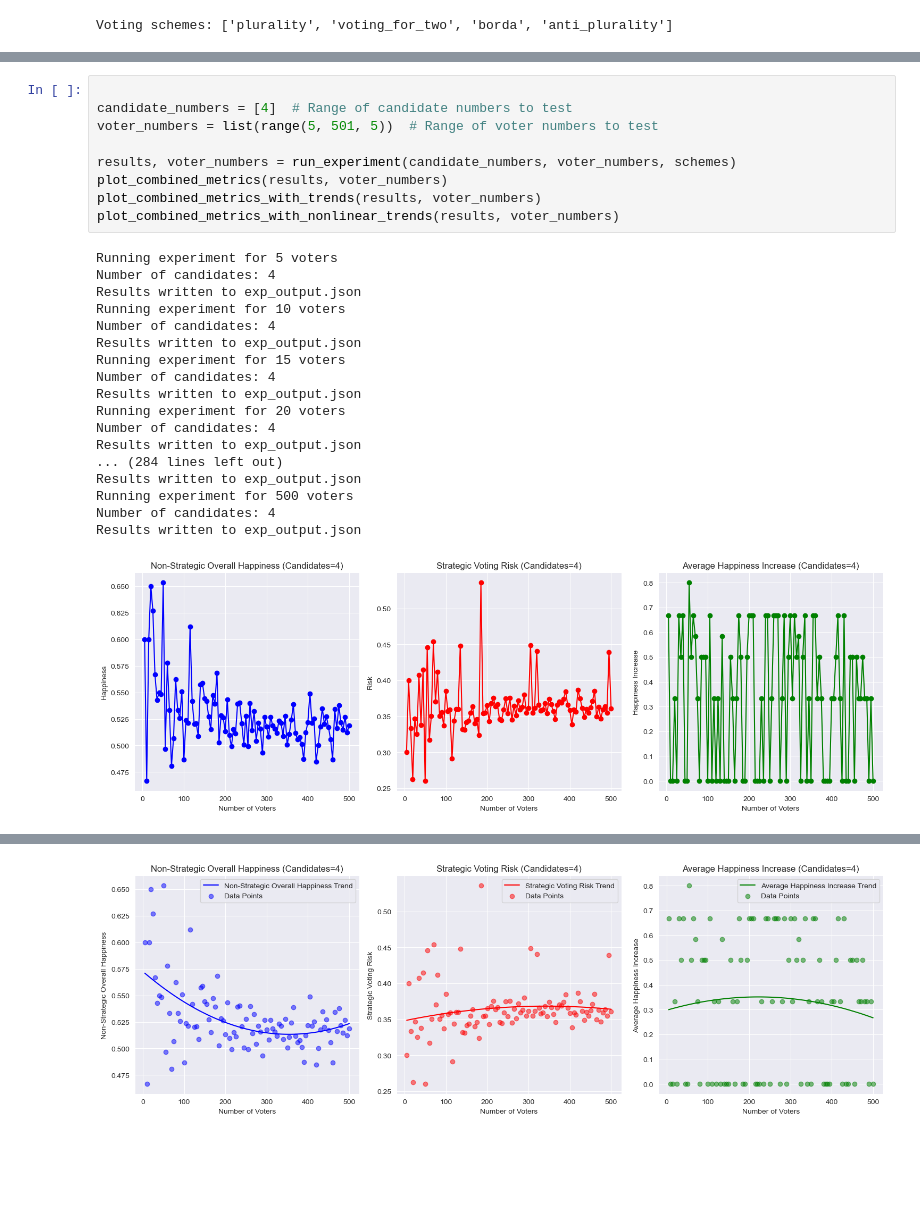
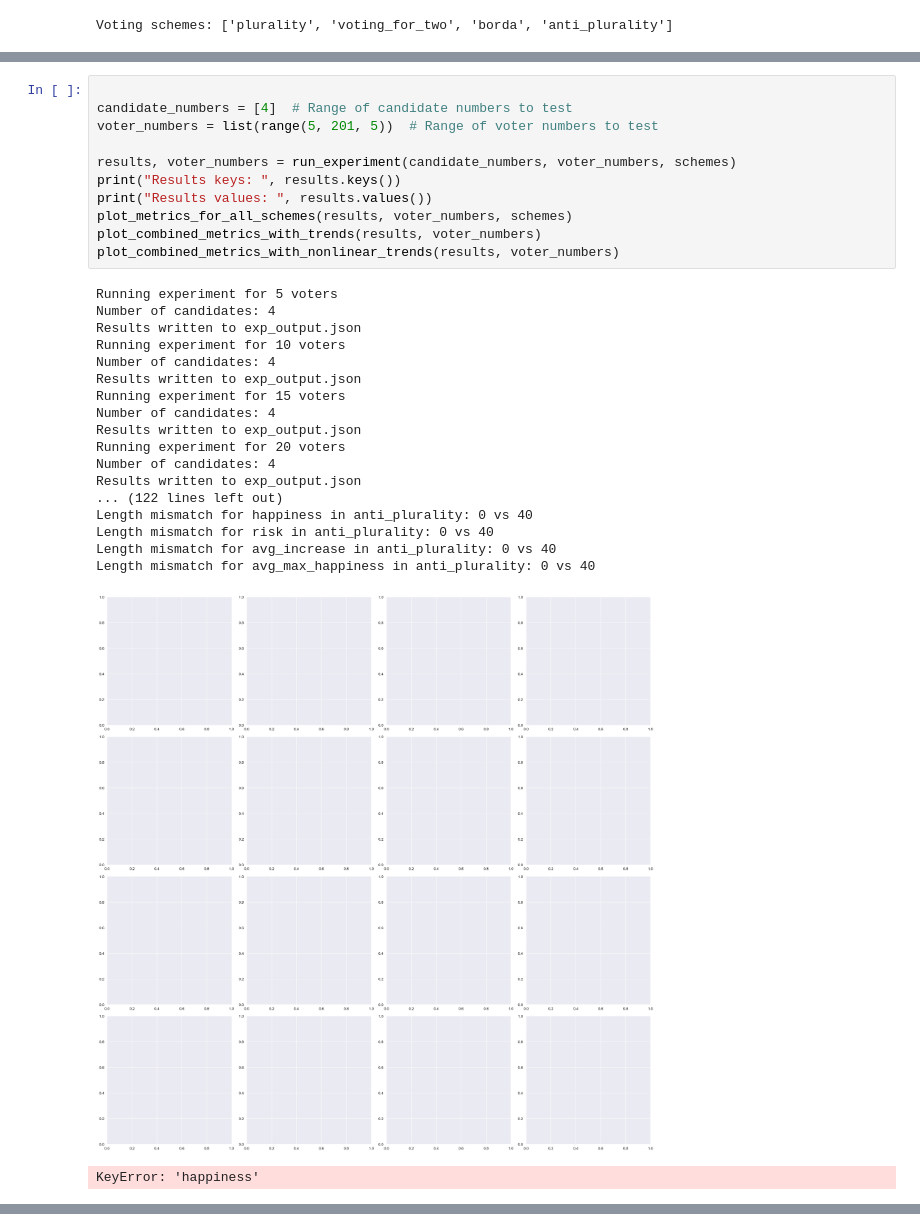
Before and after one commit to matsspoelgen/ams-tva, a Jupyter notebook: exp/experiments.ipynb, the cells around one changed output, grey strips where cells are left out. Cells and saved outputs as stored; diff of their text form; blank space fills up the shorter version.

```diff
--- a/exp/experiments.ipynb
+++ b/exp/experiments.ipynb
@@ -252,28 +278,31 @@ Results written to exp_output.json
 # %%
 
 candidate_numbers = [4]  # Range of candidate numbers to test
-voter_numbers = list(range(5, 501, 5))  # Range of voter numbers to test
+voter_numbers = list(range(5, 201, 5))  # Range of voter numbers to test
 
 results, voter_numbers = run_experiment(candidate_numbers, voter_numbers, schemes)
-plot_combined_metrics(results, voter_numbers)
+print("Results keys: ", results.keys())
+print("Results values: ", results.values())
+plot_metrics_for_all_schemes(results, voter_numbers, schemes)
 plot_combined_metrics_with_trends(results, voter_numbers)
 plot_combined_metrics_with_nonlinear_trends(results, voter_numbers)
 # %% [output]
 Running experiment for 5 voters
 Number of candidates: 4
 Results written to exp_output.json
 Running experiment for 10 voters
 Number of candidates: 4
 Results written to exp_output.json
 Running experiment for 15 voters
 Number of candidates: 4
 Results written to exp_output.json
 Running experiment for 20 voters
 Number of candidates: 4
 Results written to exp_output.json
-... (284 lines left out)
-Results written to exp_output.json
-Running experiment for 500 voters
-Number of candidates: 4
-Results written to exp_output.json
+... (122 lines left out)
+Length mismatch for happiness in anti_plurality: 0 vs 40
+Length mismatch for risk in anti_plurality: 0 vs 40
+Length mismatch for avg_increase in anti_plurality: 0 vs 40
+Length mismatch for avg_max_happiness in anti_plurality: 0 vs 40
-[figure, old version]
+[figure, new version]
+KeyError: 'happiness'
@@ -281 +309,0 @@ Results written to exp_output.json
-[figure, removed]
```
Also changed, not shown: parts of 4 cells of this notebook.
